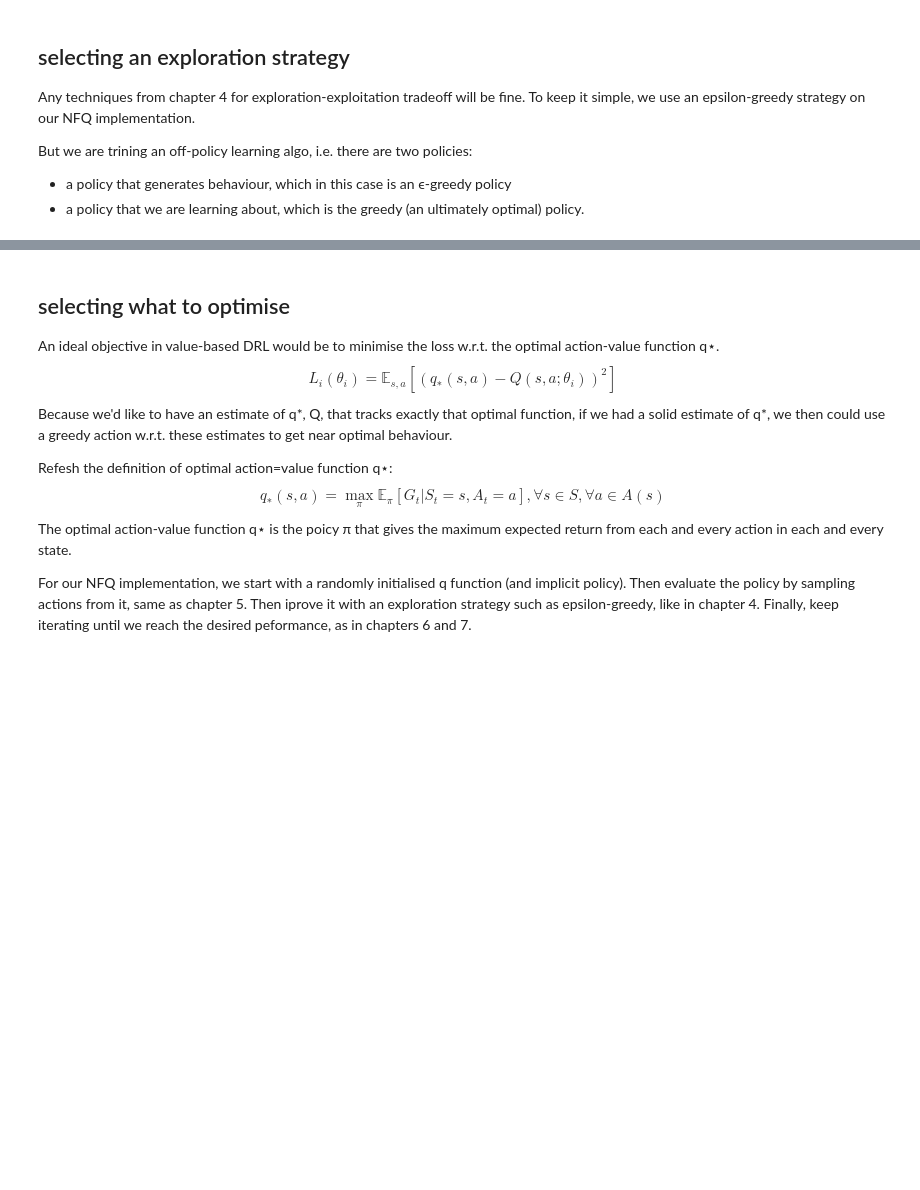
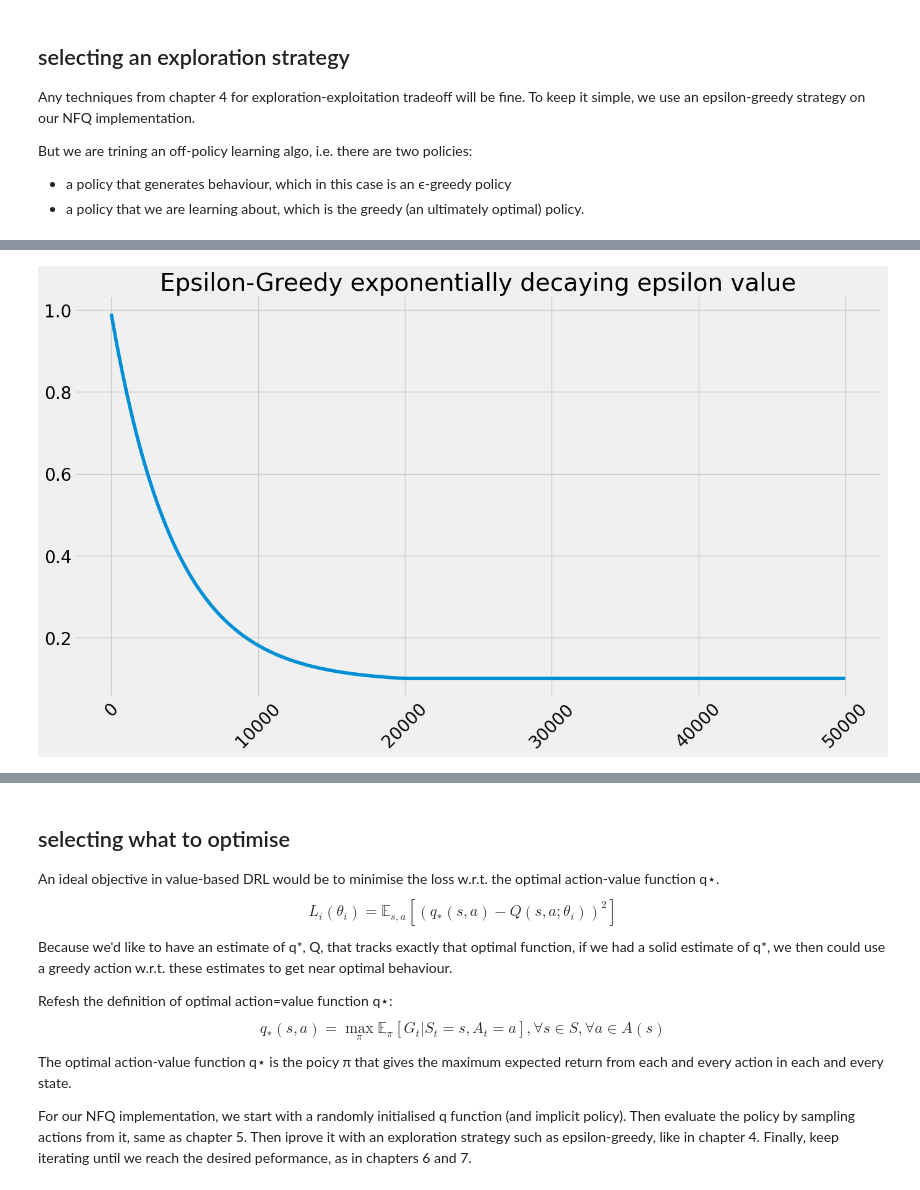
Before and after one commit to romenlaw/RL-playground, a Jupyter notebook: rl_playground4.ipynb, the cells around one changed output, grey strips where cells are left out. Cells and saved outputs as stored; diff of their text form; code cells hidden in the pictures; blank space fills up the shorter version.

```diff
--- a/rl_playground4.ipynb
+++ b/rl_playground4.ipynb
@@ -250,0 +297,37 @@ class EGreedyStrategy():
+# %%
+class EGreedyExpStrategy():
+  def __init__(self, init_epsilon=1.0, min_epsilon=0.1, decay_steps=20000):
+    self.epsilon = init_epsilon
+    self.init_epsilon = init_epsilon
+    self.decay_steps = decay_steps
+    self.min_epsilon = min_epsilon
+    self.epsilons = 0.01 / np.logspace(-2, 0, decay_steps, endpoint=False) - 0.01
+    self.epsilons = self.epsilons * (init_epsilon - min_epsilon) + min_epsilon
+    self.t = 0
+    self.exploratory_action_taken = None
+
+  def _epsilon_update(self):
+    self.epsilon = self.min_epsilon if self.t >= self.decay_steps else self.epsilons[self.t]
+    self.t += 1
+    return self.epsilon
+
+  def select_action(self, model, state):
+    self.exploratory_action_taken = False
+    with torch.no_grad():
+      q_values = model(state).detach().cpu().data.numpy().squeeze()
+
+    if np.random.rand() > self.epsilon:
+      action = np.argmax(q_values)
+    else:
+      action = np.random.randint(len(q_values))
+
+    self._epsilon_update()
+    self.exploratory_action_taken = action != np.argmax(q_values)
+# %%
+s = EGreedyExpStrategy()
+plt.plot([s._epsilon_update() for _ in range(50000)])
+plt.title('Epsilon-Greedy exponentially decaying epsilon value')
+plt.xticks(rotation=45)
+plt.show()
+# %% [output]
+[figure, added]
```
Also changed, not shown: parts of 12 cells of this notebook.
